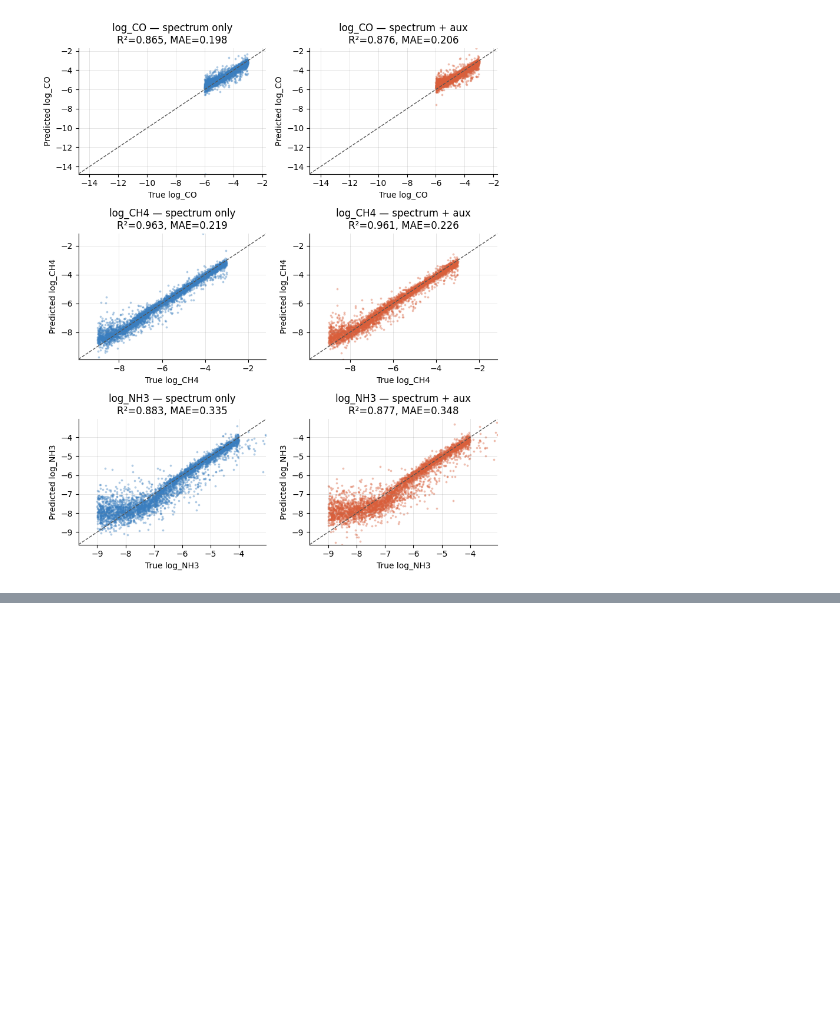
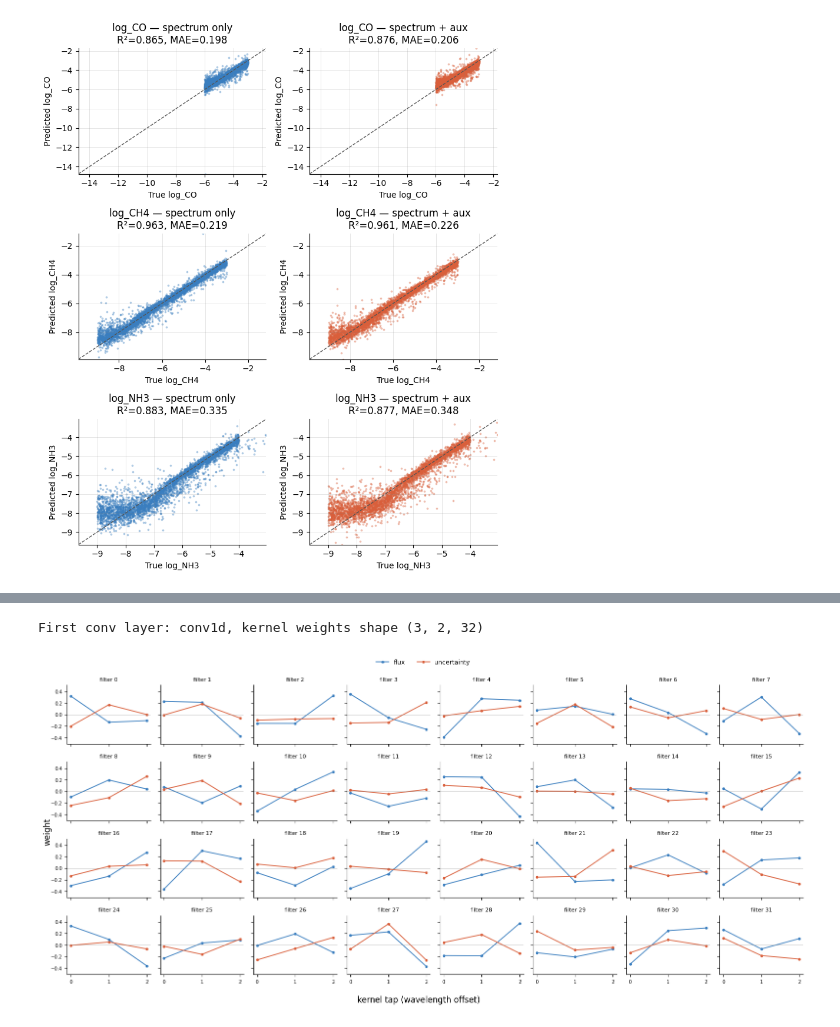
Before and after one commit to eiseleb47/DataScience, a Jupyter notebook: Worksheet_8/worksheet_8_Benjamin.ipynb, the cells around one changed output, grey strips where cells are left out. Drawn from its saved outputs; the diff is of its cells as text; code cells hidden in the pictures; blank space fills up the shorter version.

```diff
--- a/Worksheet_8/worksheet_8_Benjamin.ipynb
+++ b/Worksheet_8/worksheet_8_Benjamin.ipynb
@@ -165,7 +163,8 @@ Aux       -> Train: (33141, 8), Val: (4139, 8), Test: (4143, 8)
 # Per-channel scaling for the 3D spectrum tensor.
 ch_mean = Xs_train.mean(axis=(0, 1), keepdims=True)      # shape (1, 1, 2)
 ch_std  = Xs_train.std(axis=(0, 1),  keepdims=True) + 1e-12
-def scale_spec(x): return (x - ch_mean) / ch_std
+def scale_spec(x):
+    return (x - ch_mean) / ch_std
 
 Xs_train_s = scale_spec(Xs_train)
 Xs_val_s   = scale_spec(Xs_val)
@@ -447,0 +440,43 @@ for group in target_groups:
+# %%
+# Grab the weights of the first Conv1D layer of the spectrum-only model.
+first_conv = next(l for l in model_spec.layers if isinstance(l, tf.keras.layers.Conv1D))
+W = first_conv.get_weights()[0]          # shape (kernel_size, in_channels, n_filters) = (3, 2, 32)
+k_size, n_channels, n_filters = W.shape
+print(f"First conv layer: {first_conv.name}, kernel weights shape {W.shape}")
+
+taps = np.arange(k_size)                  # tap positions 0, 1, 2 along the wavelength axis
+channel_names = ["flux", "uncertainty"]
+channel_colors = ["#3A7EBF", "#D95F3B"]
+
+# One small subplot per filter; share a common y-range so the shapes are comparable.
+ncols = 8
+nrows = int(np.ceil(n_filters / ncols))
+ymax = np.abs(W).max() * 1.1
+
+fig, axes = plt.subplots(nrows, ncols, figsize=(2 * ncols, 1.8 * nrows), sharex=True, sharey=True)
+axes = axes.ravel()
+
+for f in range(n_filters):
+    ax = axes[f]
+    for c in range(n_channels):
+        ax.plot(taps, W[:, c, f], marker="o", ms=3, lw=1.3,
+                color=channel_colors[c], label=channel_names[c] if f == 0 else None)
+    ax.axhline(0, color="gray", lw=0.6, alpha=0.6)
+    ax.set_title(f"filter {f}", fontsize=8)
+    ax.set_ylim(-ymax, ymax)
+    ax.set_xticks(taps)
+    ax.tick_params(labelsize=7)
+    ax.spines[["top", "right"]].set_visible(False)
+
+# Hide any unused axes (if n_filters isn't a multiple of ncols).
+for f in range(n_filters, len(axes)):
+    axes[f].set_visible(False)
+
+fig.legend(loc="upper center", ncol=2, frameon=False, fontsize=9)
+fig.supxlabel("kernel tap (wavelength offset)")
+fig.supylabel("weight")
+fig.tight_layout(rect=[0, 0, 1, 0.96])
+plt.show()
+# %% [output]
+First conv layer: conv1d, kernel weights shape (3, 2, 32)
+[figure, added]
```
Also changed, not shown: parts of 9 cells of this notebook.
